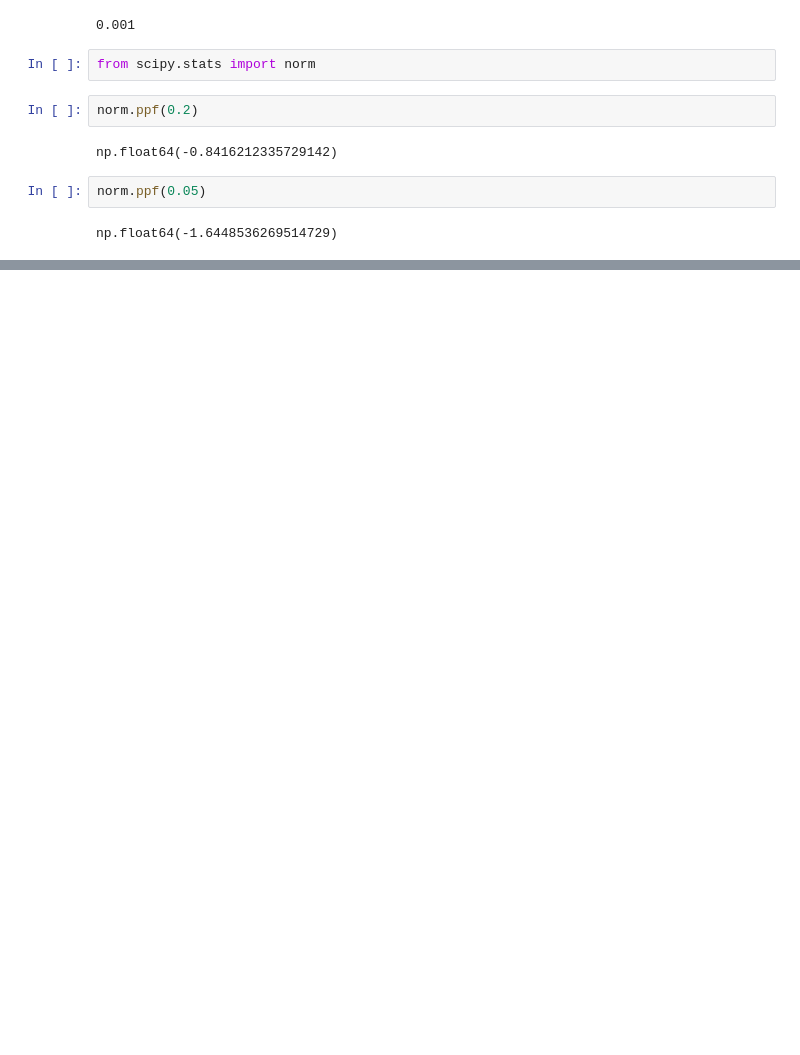
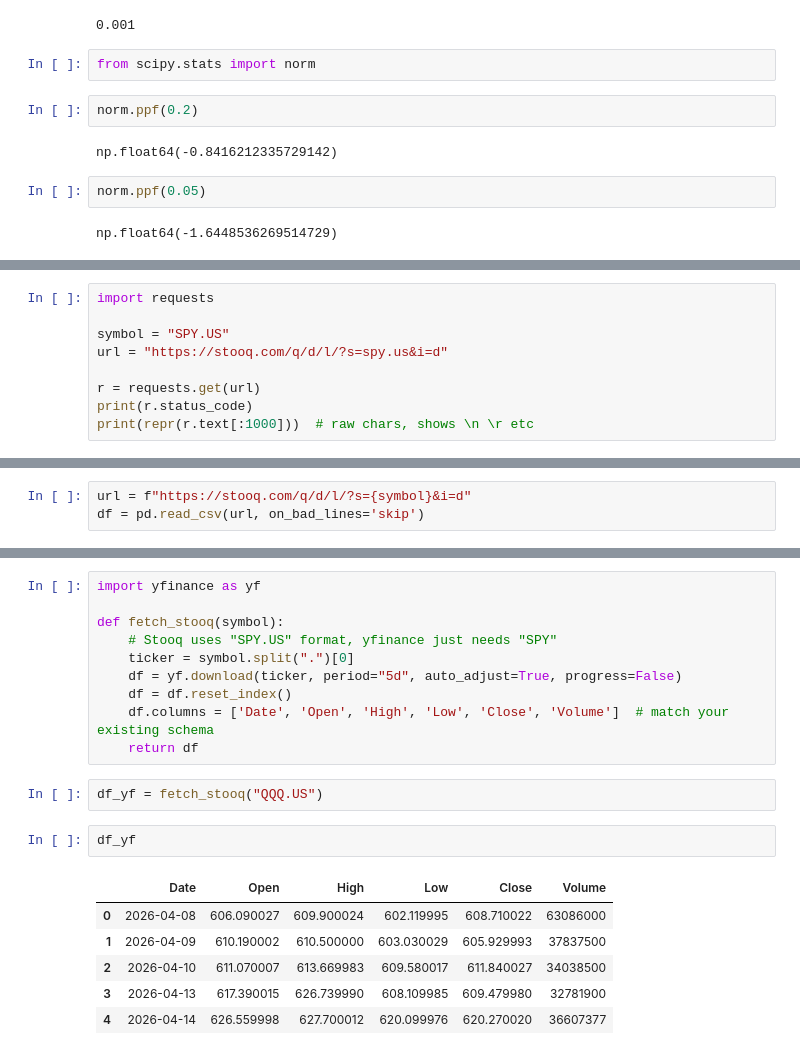
Before and after one commit to sushmita212/Portfolio_Risk_Monitor, a Jupyter notebook: src/risk/Notebooks/exploration.ipynb, the cells around one changed output, grey strips where cells are left out. Drawn from its saved outputs; the diff is of its cells as text; blank space fills up the shorter version.

```diff
--- a/src/risk/Notebooks/exploration.ipynb
+++ b/src/risk/Notebooks/exploration.ipynb
@@ -146,0 +182,9 @@ np.float64(-1.6448536269514729)
+# %%
+import requests
+
+symbol = "SPY.US"
+url = "https://stooq.com/q/d/l/?s=spy.us&i=d"
+
+r = requests.get(url)
+print(r.status_code)
+print(repr(r.text[:1000]))  # raw chars, shows \n \r etc
@@ -146,0 +194,3 @@ np.float64(-1.6448536269514729)
+# %%
+url = f"https://stooq.com/q/d/l/?s={symbol}&i=d"
+df = pd.read_csv(url, on_bad_lines='skip')
@@ -146,0 +205,21 @@ np.float64(-1.6448536269514729)
+# %%
+import yfinance as yf
+
+def fetch_stooq(symbol):
+    # Stooq uses "SPY.US" format, yfinance just needs "SPY"
+    ticker = symbol.split(".")[0]
+    df = yf.download(ticker, period="5d", auto_adjust=True, progress=False)
+    df = df.reset_index()
+    df.columns = ['Date', 'Open', 'High', 'Low', 'Close', 'Volume']  # match your existing schema
+    return df
+# %%
+df_yf = fetch_stooq("QQQ.US")
+# %%
+df_yf
+# %% [output]
+|  | Date | Open | High | Low | Close | Volume |
+| 0 | 2026-04-08 | 606.090027 | 609.900024 | 602.119995 | 608.710022 | 63086000 |
+| 1 | 2026-04-09 | 610.190002 | 610.500000 | 603.030029 | 605.929993 | 37837500 |
+| 2 | 2026-04-10 | 611.070007 | 613.669983 | 609.580017 | 611.840027 | 34038500 |
+| 3 | 2026-04-13 | 617.390015 | 626.739990 | 608.109985 | 609.479980 | 32781900 |
+| 4 | 2026-04-14 | 626.559998 | 627.700012 | 620.099976 | 620.270020 | 36607377 |
```
Also changed, not shown: parts of 6 cells of this notebook, 4 other files.
